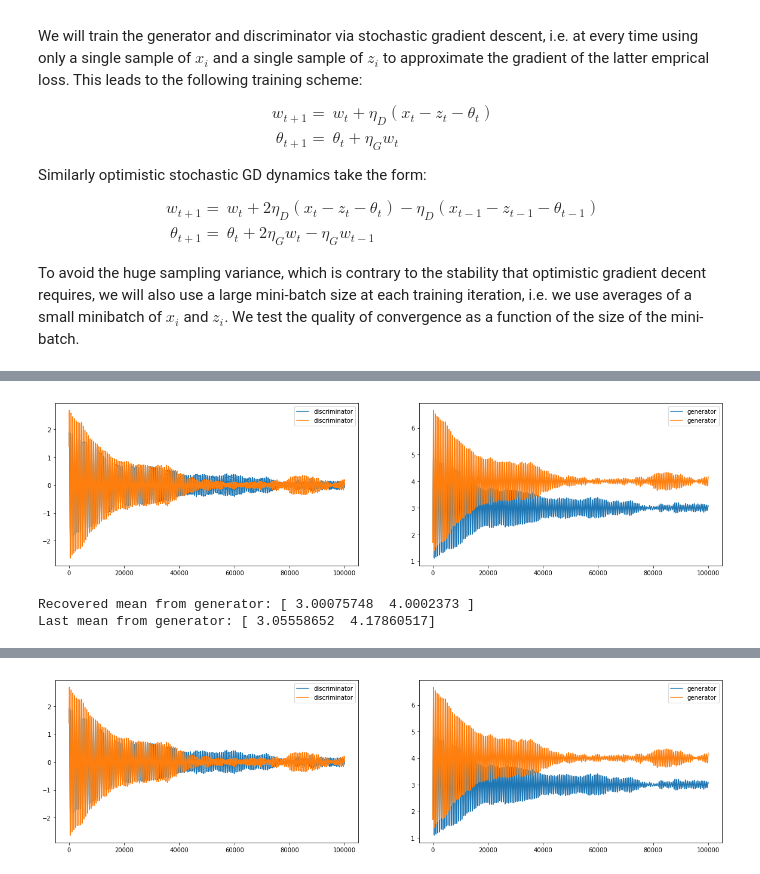
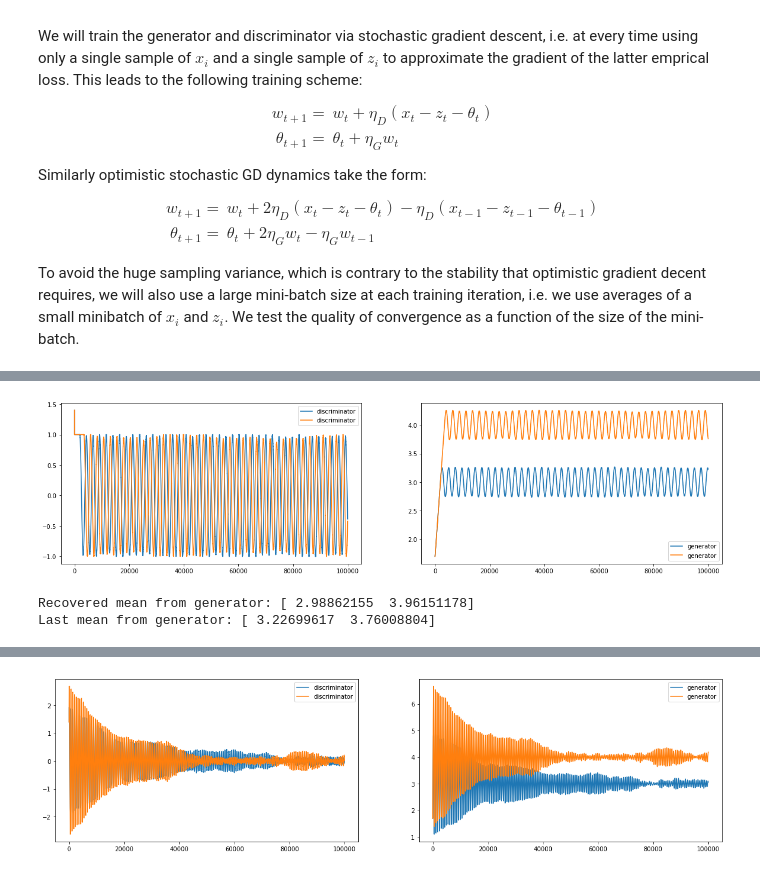
Before and after one commit to vsyrgkanis/optimistic_GAN_training, a Jupyter notebook: notebooks/Simple_GAN_example.ipynb, the cells around one changed output, grey strips where cells are left out. Drawn from its saved outputs; the diff is of its cells as text; code cells hidden in the pictures.

```diff
--- a/notebooks/Simple_GAN_example.ipynb
+++ b/notebooks/Simple_GAN_example.ipynb
@@ -490,29 +377,9 @@ Last mean from generator: [ 3.0460187   4.12071012]
-# %%
-# Optimistic SGD Training on Sampled Loss with minibatching=20
-T = 100000
-minibatch = 50
-eta_D = .01
-eta_G = .01
-w = 1.4*np.ones((T, dim))
-theta = 1.7*np.ones((T, dim))
-np.random.seed(1)
-xs = np.random.multivariate_normal(mean=v,
-                                   cov = np.eye(dim),
-                                   size=(T, minibatch))
-zs = np.random.multivariate_normal(mean=np.zeros(dim),
-                                   cov = np.eye(dim),
-                                   size=(T, minibatch))
-
-bxs = np.mean(xs, axis=1)
-bzs = np.mean(zs, axis=1)
-
-for t in range(2,T):
-    w[t] = w[t-1] + 2 * eta_D * (bxs[t-1] - bzs[t-1] - theta[t-1])\
-            - eta_D * (bxs[t-2] - bzs[t-2] - theta[t-2])
-    theta[t] = theta[t-1] + 2 * eta_G * w[t-1] - eta_G * w[t-2]
-
-plot_weights(w, theta)
-# %% [output]
-[figure, removed]
-Recovered mean from generator: [ 3.00075748  4.0002373 ]
-Last mean from generator: [ 3.05558652  4.17860517]
+# %%
+# SGD Training on Sampled Loss with minibatching
+w, theta = mean_learning_stochastic_gd(v, 100000, 0.01, 0.01, 200,
+                                       clip_D=1, train_gen_every=15)
+plot_weights(w, theta)
+# %% [output]
+[figure, added]
+Recovered mean from generator: [ 2.98862155  3.96151178]
+Last mean from generator: [ 3.22699617  3.76008804]
```
Also changed, not shown: parts of 23 cells of this notebook.
